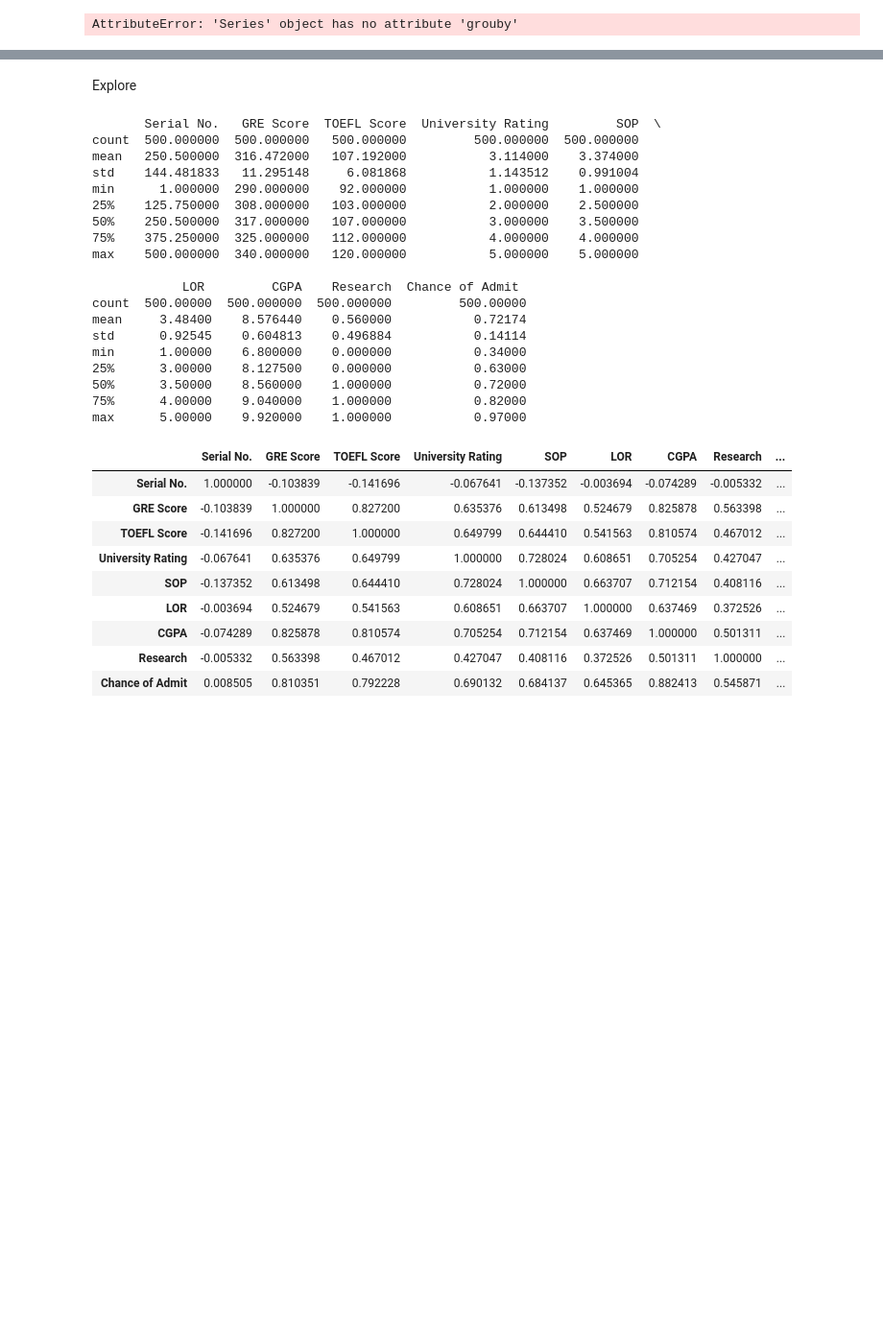
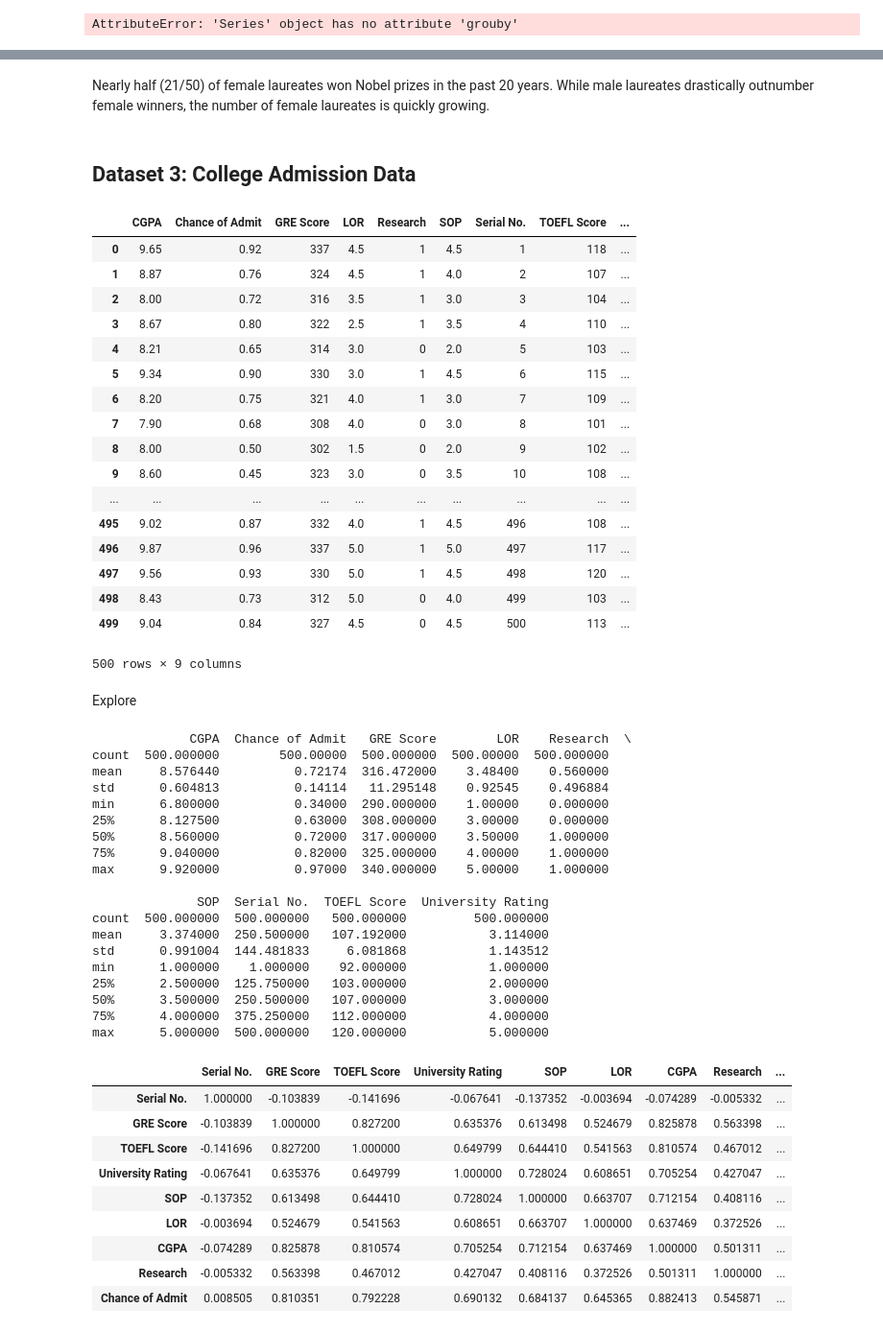
Before and after one commit to ctrosenberg/ml-class, a Jupyter notebook: Homework 1.ipynb, the cells around one changed output, grey strips where cells are left out. Shown at 96% size. Saved outputs shown, nothing was run; the diff lists cells and outputs as text; code cells hidden in the pictures; blank space fills up the shorter version.

```diff
--- a/Homework 1.ipynb
+++ b/Homework 1.ipynb
@@ -170,29 +280,56 @@ Dataset 1:
+# %% [markdown]
+Nearly half (21/50) of female laureates won Nobel prizes in the past 20 years. While male laureates drastically outnumber female winners, the number of female laureates is quickly growing.
+# %% [markdown]
+## Dataset 3: College Admission Data
 # %%
-admission_data = pd.read_csv(r"C:\Users\Cole\Documents\Machine Learning\Homework 1\Admission_data.csv")
+#Read in JSON data
+with open(r"C:\Users\Cole\Documents\Machine Learning\Homework 1\Admission_data.json") as f:
+    admit_data = json.load(f)
+admit = pd.DataFrame(admit_data)
+admit
+# %% [output]
+|  | CGPA | Chance of Admit | GRE Score | LOR | Research | SOP | Serial No. | TOEFL Score | ... |
+| 0 | 9.65 | 0.92 | 337 | 4.5 | 1 | 4.5 | 1 | 118 | ... |
+| 1 | 8.87 | 0.76 | 324 | 4.5 | 1 | 4.0 | 2 | 107 | ... |
+| 2 | 8.00 | 0.72 | 316 | 3.5 | 1 | 3.0 | 3 | 104 | ... |
+| 3 | 8.67 | 0.80 | 322 | 2.5 | 1 | 3.5 | 4 | 110 | ... |
+| 4 | 8.21 | 0.65 | 314 | 3.0 | 0 | 2.0 | 5 | 103 | ... |
+| 5 | 9.34 | 0.90 | 330 | 3.0 | 1 | 4.5 | 6 | 115 | ... |
+| 6 | 8.20 | 0.75 | 321 | 4.0 | 1 | 3.0 | 7 | 109 | ... |
+| 7 | 7.90 | 0.68 | 308 | 4.0 | 0 | 3.0 | 8 | 101 | ... |
+| 8 | 8.00 | 0.50 | 302 | 1.5 | 0 | 2.0 | 9 | 102 | ... |
+| 9 | 8.60 | 0.45 | 323 | 3.0 | 0 | 3.5 | 10 | 108 | ... |
+| ... | ... | ... | ... | ... | ... | ... | ... | ... | ... |
+| 495 | 9.02 | 0.87 | 332 | 4.0 | 1 | 4.5 | 496 | 108 | ... |
+| 496 | 9.87 | 0.96 | 337 | 5.0 | 1 | 5.0 | 497 | 117 | ... |
+| 497 | 9.56 | 0.93 | 330 | 5.0 | 1 | 4.5 | 498 | 120 | ... |
+| 498 | 8.43 | 0.73 | 312 | 5.0 | 0 | 4.0 | 499 | 103 | ... |
+| 499 | 9.04 | 0.84 | 327 | 4.5 | 0 | 4.5 | 500 | 113 | ... |
+500 rows × 9 columns
 # %% [markdown]
 Explore
 # %%
-print(admission_data.describe())
+print(admit.describe())
 # %% [output]
-       Serial No.   GRE Score  TOEFL Score  University Rating         SOP  \
-count  500.000000  500.000000   500.000000         500.000000  500.000000
-mean   250.500000  316.472000   107.192000           3.114000    3.374000
-std    144.481833   11.295148     6.081868           1.143512    0.991004
-min      1.000000  290.000000    92.000000           1.000000    1.000000
-25%    125.750000  308.000000   103.000000           2.000000    2.500000
-50%    250.500000  317.000000   107.000000           3.000000    3.500000
-75%    375.250000  325.000000   112.000000           4.000000    4.000000
-max    500.000000  340.000000   120.000000           5.000000    5.000000
+             CGPA  Chance of Admit   GRE Score        LOR    Research  \
+count  500.000000        500.00000  500.000000  500.00000  500.000000
+mean     8.576440          0.72174  316.472000    3.48400    0.560000
+std      0.604813          0.14114   11.295148    0.92545    0.496884
+min      6.800000          0.34000  290.000000    1.00000    0.000000
+25%      8.127500          0.63000  308.000000    3.00000    0.000000
+50%      8.560000          0.72000  317.000000    3.50000    1.000000
+75%      9.040000          0.82000  325.000000    4.00000    1.000000
+max      9.920000          0.97000  340.000000    5.00000    1.000000
 
-            LOR         CGPA    Research  Chance of Admit
-count  500.00000  500.000000  500.000000         500.00000
-mean     3.48400    8.576440    0.560000           0.72174
-std      0.92545    0.604813    0.496884           0.14114
-min      1.00000    6.800000    0.000000           0.34000
-25%      3.00000    8.127500    0.000000           0.63000
-50%      3.50000    8.560000    1.000000           0.72000
-75%      4.00000    9.040000    1.000000           0.82000
-max      5.00000    9.920000    1.000000           0.97000
+              SOP  Serial No.  TOEFL Score  University Rating
+count  500.000000  500.000000   500.000000         500.000000
+mean     3.374000  250.500000   107.192000           3.114000
+std      0.991004  144.481833     6.081868           1.143512
+min      1.000000    1.000000    92.000000           1.000000
+25%      2.500000  125.750000   103.000000           2.000000
+50%      3.500000  250.500000   107.000000           3.000000
+75%      4.000000  375.250000   112.000000           4.000000
+max      5.000000  500.000000   120.000000           5.000000
 # %%
 admission_data.corr()
 # %% [output]
```
Also changed, not shown: parts of 23 cells of this notebook.
